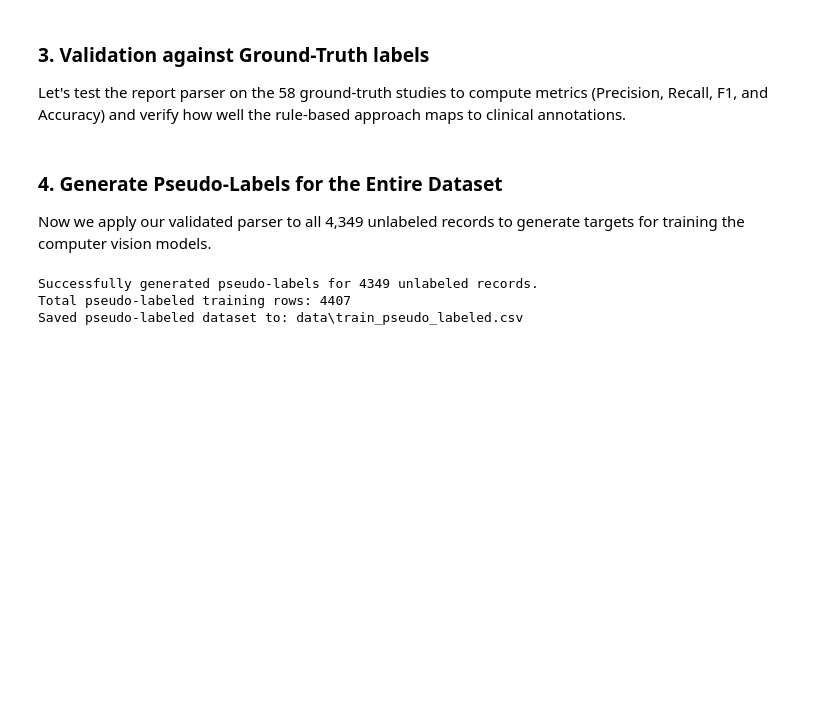
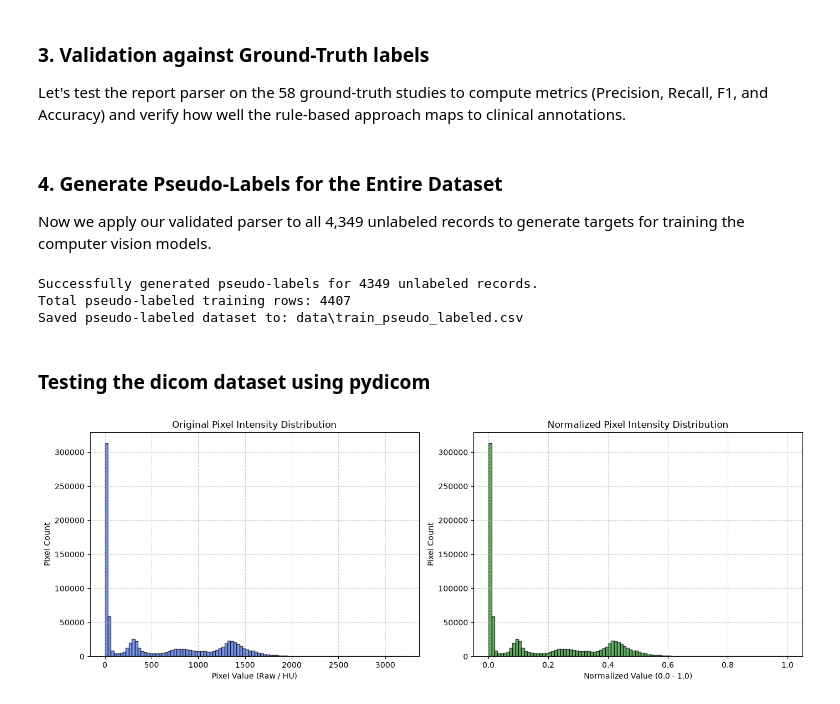
Before and after one commit to utkarshinamdar10/RSNA-knee-abnormality-detection, a Jupyter notebook: testing.ipynb, the cells around one changed output. Saved outputs shown, nothing was run; the diff lists cells and outputs as text; code cells hidden in the pictures; blank space fills up the shorter version.

```diff
--- a/testing.ipynb
+++ b/testing.ipynb
@@ -371,3 +371,5 @@ print(f"Saved pseudo-labeled dataset to: {output_csv}")
 Successfully generated pseudo-labels for 4349 unlabeled records.
 Total pseudo-labeled training rows: 4407
 Saved pseudo-labeled dataset to: data\train_pseudo_labeled.csv
+# %% [markdown]
+### Testing the dicom dataset using pydicom
@@ -373,0 +379,32 @@ Saved pseudo-labeled dataset to: data\train_pseudo_labeled.csv
+# %%
+# Load DICOM file and extract pixel array
+dcm = pydicom.dcmread('data/1.2.826.0.1.3680043.8.498.35438312556912792945699177143517345125.dcm')
+pixel_array = dcm.pixel_array
+
+# Normalize pixel_array
+normalized = pixel_array.astype(np.float32) / pixel_array.max()
+# %%
+import matplotlib.pyplot as plt
+
+original_flat = pixel_array.flatten()
+normalized_flat = normalized.flatten()
+
+# 2. Create a figure with 2 subplots side-by-side
+fig, axes = plt.subplots(1, 2, figsize=(14, 5))
+# 3. Plot the histogram of original pixel intensities
+axes[0].hist(original_flat, bins=100, color='royalblue', edgecolor='black', alpha=0.7)
+axes[0].set_title("Original Pixel Intensity Distribution")
+axes[0].set_xlabel("Pixel Value (Raw / HU)")
+axes[0].set_ylabel("Pixel Count")
+axes[0].grid(True, linestyle='--', alpha=0.6)
+# 4. Plot the histogram of normalized pixel intensities
+axes[1].hist(normalized_flat, bins=100, color='forestgreen', edgecolor='black', alpha=0.7)
+axes[1].set_title("Normalized Pixel Intensity Distribution")
+axes[1].set_xlabel("Normalized Value (0.0 - 1.0)")
+axes[1].set_ylabel("Pixel Count")
+axes[1].grid(True, linestyle='--', alpha=0.6)
+# 5. Format and show the figure
+plt.tight_layout()
+plt.show()
+# %% [output]
+[figure, added]
```
Also changed, not shown: parts of 1 cell of this notebook, 2 other files.
